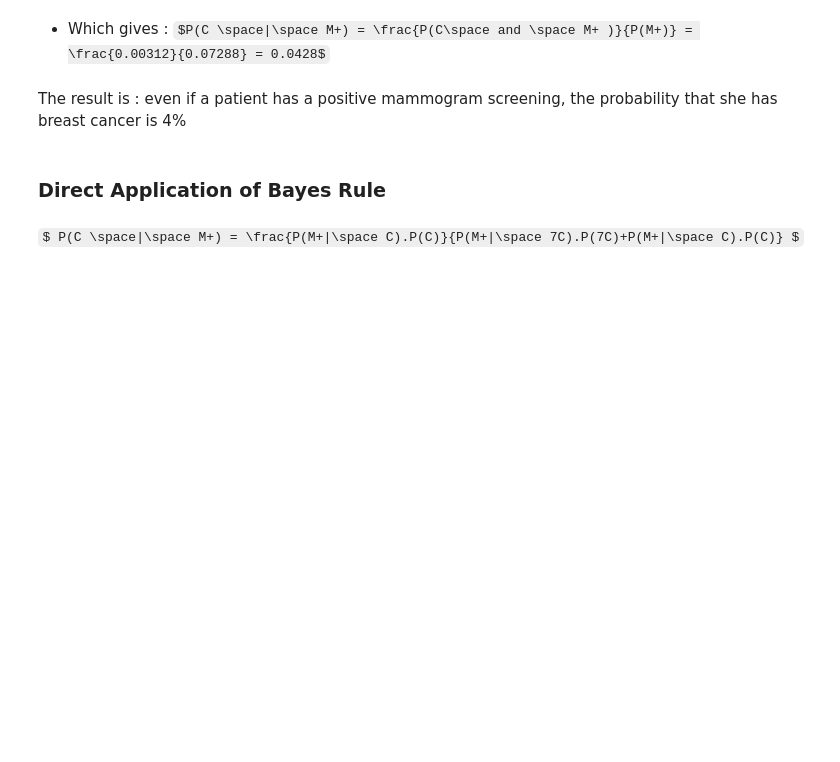
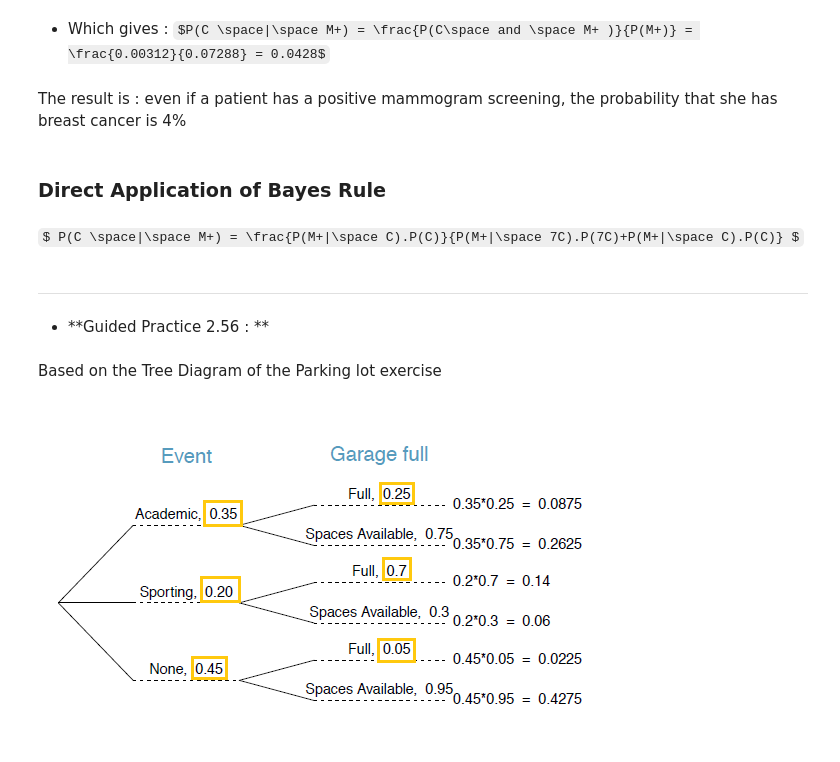
Before and after one commit to chikoungoun/OpenIntro, a Jupyter notebook: Chapter 2/Chap2_Bayes_Theorem.ipynb, the cells around one changed output. Saved outputs shown, nothing was run; the diff lists cells and outputs as text; code cells hidden in the pictures; some formulas as TeX source; blank space fills up the shorter version.

Commit message:
Guided practice parking lot

```diff
--- a/Chapter 2/Chap2_Bayes_Theorem.ipynb
+++ b/Chapter 2/Chap2_Bayes_Theorem.ipynb
@@ -99,3 +99,14 @@ The result is : even if a patient has a positive mammogram screening,  the proba
 ### Direct Application of Bayes Rule
 # %% [markdown]
 $ P(C \space|\space M+) = \frac{P(M+|\space C).P(C)}{P(M+|\space 7C).P(7C)+P(M+|\space C).P(C)} $
+# %% [markdown]
+<hr></hr>
+# %% [markdown]
+* **Guided Practice 2.56 : **
+# %% [markdown]
+Based on the Tree Diagram of the Parking lot exercise
+# %%
+from IPython.display import Image
+Image(filename="img/parking_lot.png")
+# %% [output]
+[figure, added]
```
Also changed, not shown: parts of 5 cells of this notebook.
